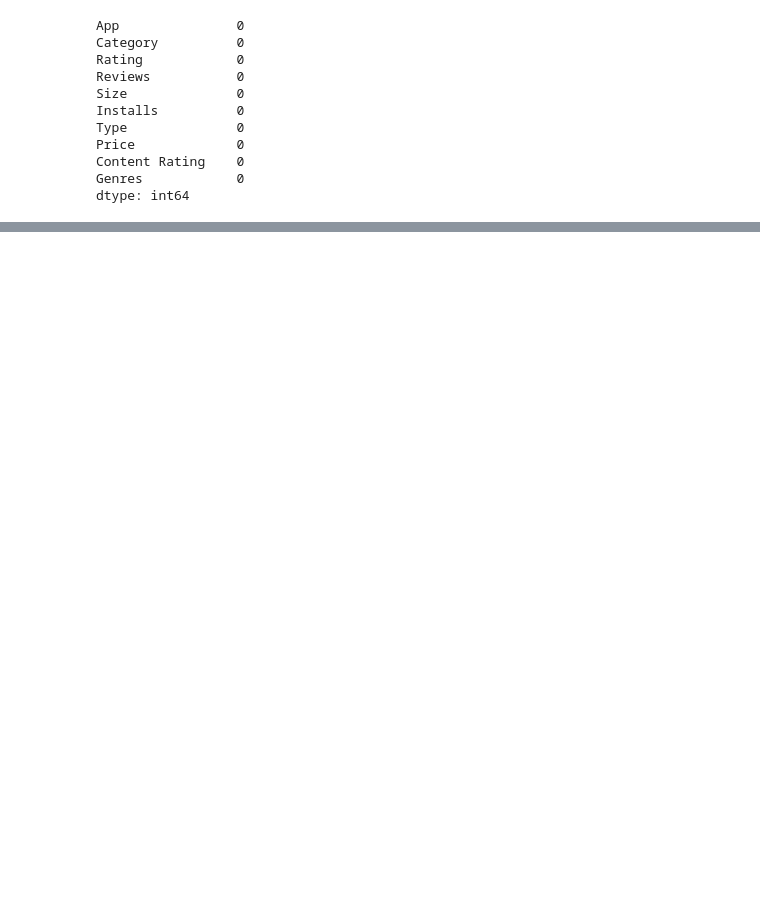
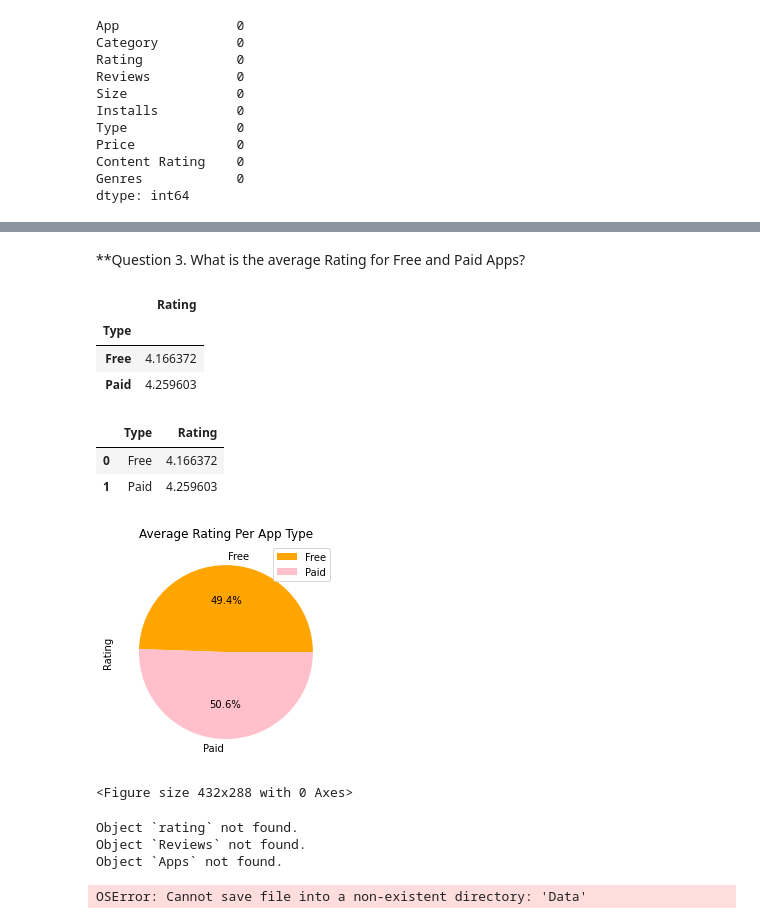
Before and after one commit to Tanya-Qader/google-play-store-project, a Jupyter notebook: Google_Playstore_Cleaning.ipynb, the cells around one changed output, grey strips where cells are left out. Cells and saved outputs as stored; diff of their text form; code cells hidden in the pictures; blank space fills up the shorter version.

```diff
--- a/Google_Playstore_Cleaning.ipynb
+++ b/Google_Playstore_Cleaning.ipynb
@@ -290,0 +303,11 @@ plt.show()
+# %% [markdown]
+**Question 3. What is the average Rating for Free and Paid Apps?
+# %%
+#calculating the average rating per App type
+Average_rating_type = Googleplay_data_cleaned.groupby(['Type'])[['Rating']].mean()
+Average_rating_type
+# %% [output]
+|  | Rating |
+| Type |  |
+| Free | 4.166372 |
+| Paid | 4.259603 |
@@ -290,0 +316,34 @@ plt.show()
+# %%
+Average_rating_types
+# %% [output]
+|  | Type | Rating |
+| 0 | Free | 4.166372 |
+| 1 | Paid | 4.259603 |
+# %%
+#create a pie chart for average rating per app type
+
+Average_rating_type.plot.pie(autopct='%1.1f%%', colors = ['orange', 'pink'], subplots=True)
+
+plt.title("Average Rating Per App Type")
+plt.show()
+plt.savefig("images/RatingPerType.png")
+# %% [output]
+[figure, added]
+<Figure size 432x288 with 0 Axes>
+# %%
+#Questions:
+1.	Which App category has the highest average rating?
+2.	Which App has maximum number of Reviews?
+3.	What is the average Rating for Free and Paid Apps?
+# %% [output]
+Object `rating` not found.
+Object `Reviews` not found.
+Object `Apps` not found.
+# %%
+#Export CSV Files
+Googleplay_data_cleaned.to_csv("Data/googleplaystorecleaned.csv", encoding='utf8', index=False)
+Average_rating.to_csv("Data/Category_rating.csv", encoding='utf8', index=False)
+max_review_top20.to_csv("Data/Maximum_Reviews.csv", encoding='utf8', index=False)
+Average_rating_types.to_csv("Data/Type_Rating.csv", encoding='utf8', index=False)
+# %% [output]
+OSError: Cannot save file into a non-existent directory: 'Data'
```
Also changed, not shown: parts of 55 cells of this notebook.
